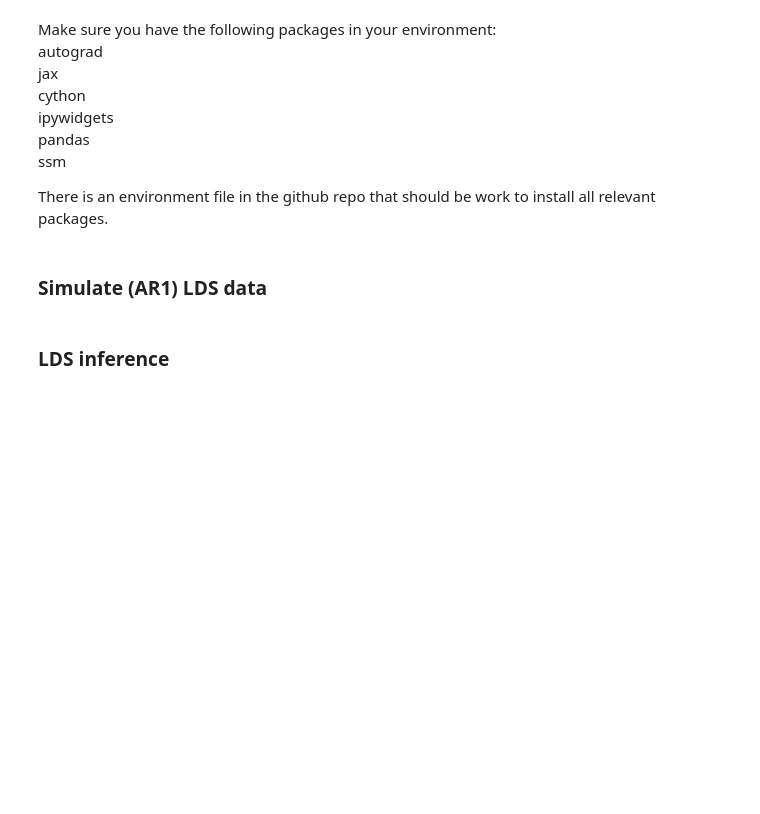
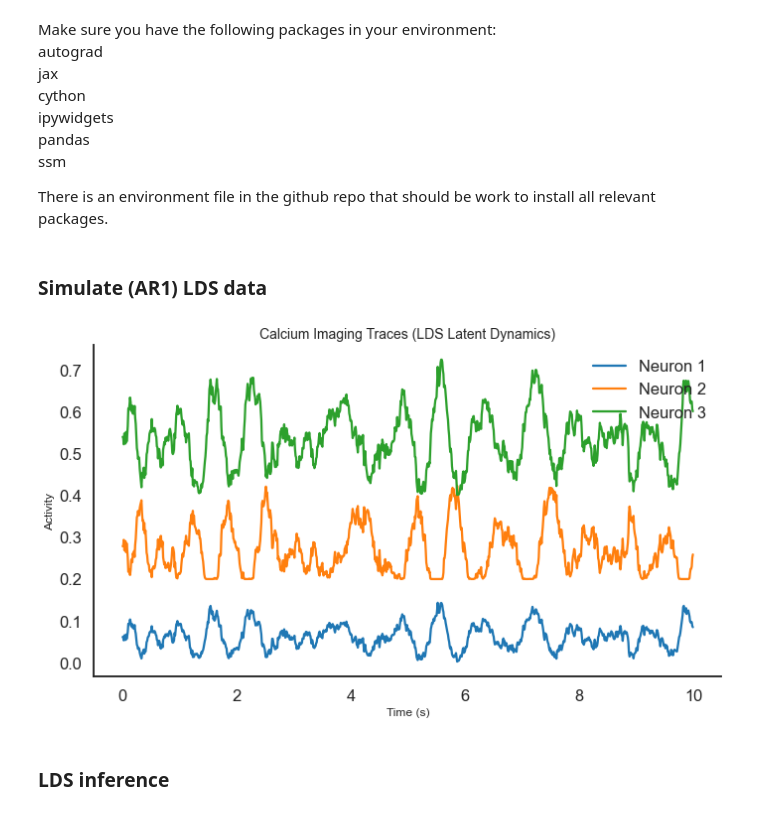
Before and after one commit to skeeley/Calcium_likelihoods, a Jupyter notebook: Calcium_likelihood_test.ipynb, the cells around one changed output. Drawn from its saved outputs; the diff is of its cells as text; code cells hidden in the pictures; blank space fills up the shorter version.

```diff
--- a/Calcium_likelihood_test.ipynb
+++ b/Calcium_likelihood_test.ipynb
@@ -76,41 +74,62 @@ N = 40     # number of observed dimensions
 bin_size = 0.01
 link_func = "softplus"
 # Make an LDS with somewhat interesting dynamics parameters
-true_lds = ssm.LDS(N, D, emissions="calcium", emission_kwargs={"bin_size":bin_size,"link":link_func})
+true_lds = LDS(N, D, emissions="calcium", emission_kwargs={"bin_size":bin_size,"link":link_func})
 A0 = .99 * random_rotation(D, theta=anp.pi/40)
 # S = (1 + 3 * npr.rand(D))
 S = anp.arange(1, D+1)
 R = anp.linalg.svd(npr.randn(D, D))[0] * S
 A = R.dot(A0).dot(anp.linalg.inv(R))
 b =  anp.zeros(D)
 true_lds.dynamics.As[0] = A
 true_lds.dynamics.bs[0] = b
 true_lds.dynamics.Sigmas = true_lds.dynamics.Sigmas / anp.max(true_lds.dynamics.Sigmas[0]) * 0.5
 # true_lds.dynamics.Sigmas = true_lds.dynamics.Sigmas
 # true_lds.emissions.ds[0] = np.clip(npr.randn(N), -10, 0.1)
 true_lds.emissions.ds[0] = 10.0 + 3.0 * npr.randn(N)
 true_lds.emissions.As[0] = anp.clip(0.85 + 0.05 * npr.randn(N), 0.8, 0.95)
 true_lds.emissions.betas[0] = 1.0 * anp.ones(N)
 
 
 
 # set noise on correct scale
 true_lds.emissions.inv_etas[0] = anp.log(1e-2 * anp.ones(N))
 
 x, y = true_lds.sample(T)
 smooth_y = true_lds.smooth(x, y)
 
 u = onp.zeros((T,0))
 mask = onp.ones_like(y)
 tag = None
 lls = true_lds.emissions.log_likelihoods(y, u, mask, tag, x)
 
 lambdas = true_lds.emissions.mean(true_lds.emissions.forward(x, u, tag))[:,0,:]
 
 
-# plt.ion()
-# plt.figure()
-# plt.plot(x)
+time_axis = anp.arange(T) * bin_size  # Convert bins to seconds
+neurons_to_plot = 3
+offset = .2 #offset calcium trace examples
+plt.figure(figsize=(10, 6))
+
+# Plot each neuron with a vertical offset for clarity
+for i in range(neurons_to_plot):
+    plt.plot(time_axis, lambdas[:, i] + (i * offset), label=f'Neuron {i+1}')
+
+# --- Aesthetic Refinements ---
+plt.title('Calcium Imaging Traces (LDS Latent Dynamics)', fontsize=14)
+plt.xlabel('Time (s)', fontsize=12)
+plt.ylabel('Activity', fontsize=12)
+
+# Remove the top and right spines for a cleaner "Nature-style" look
+ax = plt.gca()
+ax.spines['top'].set_visible(False)
+ax.spines['right'].set_visible(False)
+
+plt.legend(loc='upper right', frameon=False)
+plt.tight_layout()
+plt.show()
+# %% [output]
+[figure, added]
 # %% [markdown]
 ### LDS inference
 # %%
```
Also changed, not shown: parts of 13 cells of this notebook.
